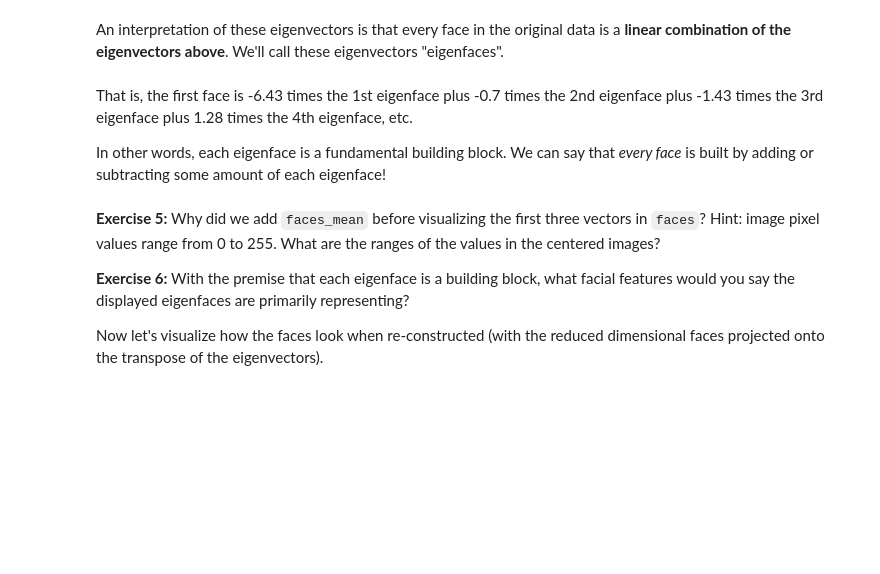
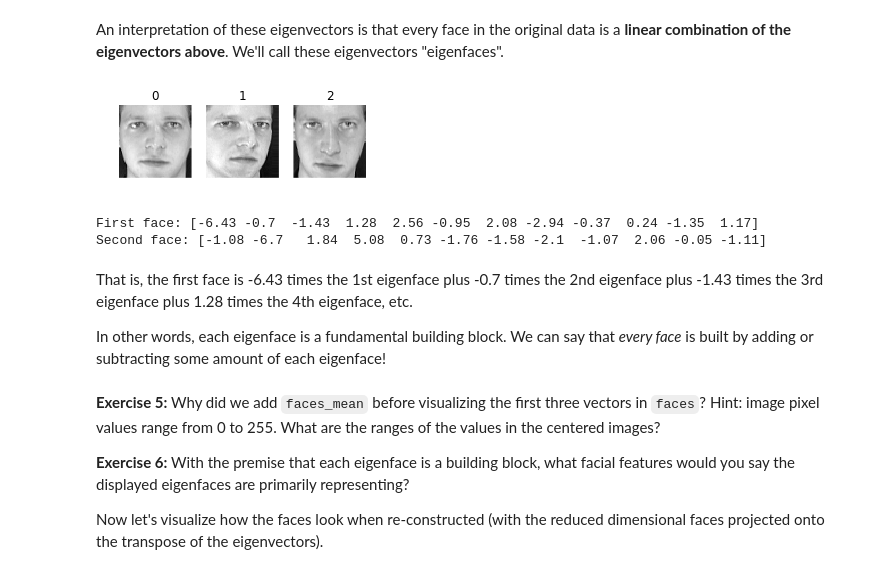
Before and after one commit to sunnyyy/python-notebooks, a Jupyter notebook: pca.ipynb, the cells around one changed output. Drawn from its saved outputs; the diff is of its cells as text; code cells hidden in the pictures; blank space fills up the shorter version.

```diff
--- a/pca.ipynb
+++ b/pca.ipynb
@@ -237,9 +273,12 @@ reducedFaces, face_eigenvectors = feat_reduce(faces, 12)
 An interpretation of these eigenvectors is that every face in the original data is a **linear combination of the eigenvectors above**. We'll call these eigenvectors "eigenfaces".
 # %%
 visualize_images(faces[0:3, :]+faces_mean)
-np.set_printoptions(precision=2)
 print 'First face:', reducedFaces[0]
 print 'Second face:', reducedFaces[1]
+# %% [output]
+[figure, added]
+First face: [-6.43 -0.7  -1.43  1.28  2.56 -0.95  2.08 -2.94 -0.37  0.24 -1.35  1.17]
+Second face: [-1.08 -6.7   1.84  5.08  0.73 -1.76 -1.58 -2.1  -1.07  2.06 -0.05 -1.11]
 # %% [markdown]
 That is, the first face is -6.43 times the 1st eigenface plus -0.7 times the 2nd eigenface plus -1.43 times the 3rd eigenface plus 1.28 times the 4th eigenface, etc.
 
```
Also changed, not shown: parts of 20 cells of this notebook.
